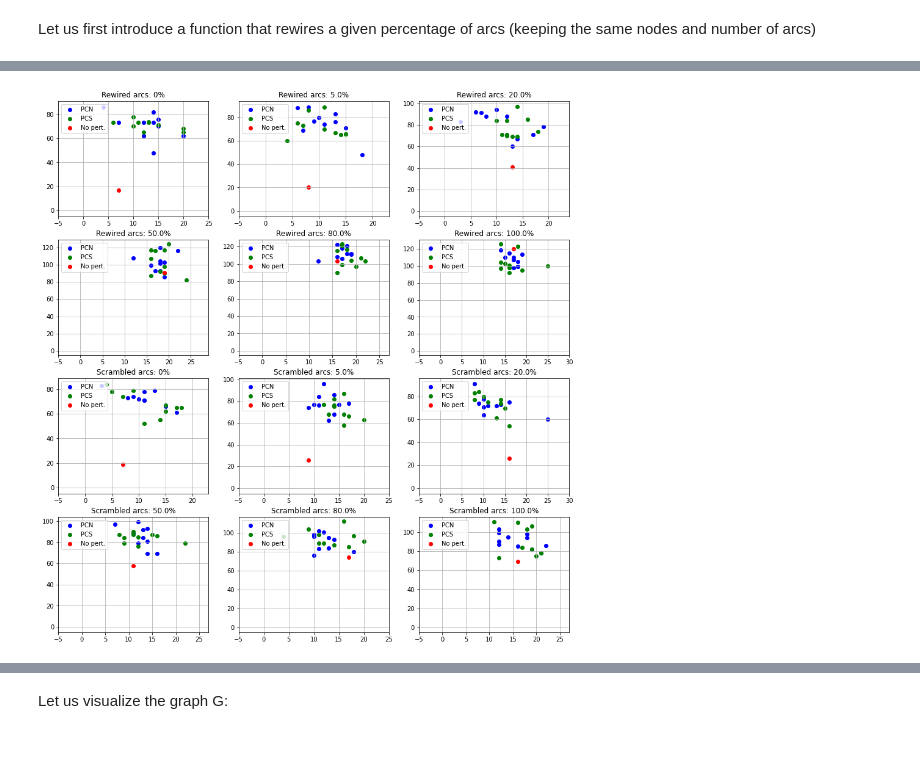
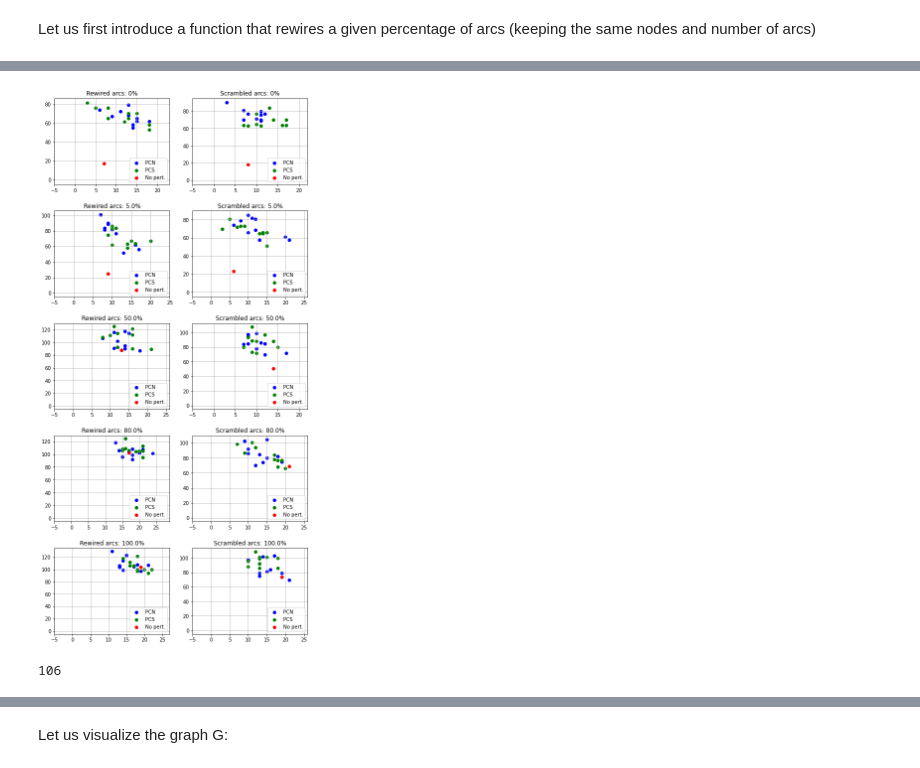
Before and after one commit to boldip/qf, a Jupyter notebook: src/evol-exp.ipynb, the cells around one changed output, grey strips where cells are left out. Drawn from its saved outputs; the diff is of its cells as text; code cells hidden in the pictures.

```diff
--- a/src/evol-exp.ipynb
+++ b/src/evol-exp.ipynb
@@ -140,49 +140,14 @@ Result: nodes=38, arcs=315
 # %%
 Gideal = qf.util.read_graph("../../Datasets/Shortcuts/backward-graph.tsv", coordinates=qf.util.read_coordinates("../../Datasets/Shortcuts/backward-coordinates.txt"))
 gt = qf.util.read_label("../../Datasets/Shortcuts/backward-ground-truth.tsv")
 
-alphas=[0, 0.05, 0.2, 0.5, 0.8, 1.0]
-
-fig, axsarray = plt.subplots(math.ceil(2 * len(alphas) / 3), 3, squeeze=False, figsize=(15,16))
-axs = axsarray.flatten()
-
-for i in range(len(alphas)):
-    G = rewire(Gideal, alpha=alphas[i])
-    d = exper(G, gt, samples=10)
-    xs_all = []
-    ys_all = []
-    for t in d:
-        xs = [s[0] for s in t['points']]
-        ys = [s[1] for s in t['points']]
-        axs[i].scatter(xs, ys, color=t['color'], label=t['label'])
-        xs_all.extend(xs)
-        ys_all.extend(ys)
-    axs[i].legend(loc='upper left')
-    axs[i].grid(True)
-    axs[i].set_title("Rewired arcs: {}%".format(100 * alphas[i]))
-    axs[i].set_xlim([-5, max(xs_all)+5])
-    axs[i].set_ylim([-5, max(ys_all)+5])
-
-for i in range(len(alphas), 2 * len(alphas)):
-    G = qf.graphs.scramble(Gideal, nScr=int(alphas[i % len(alphas)] * Gideal.number_of_edges()))
-    d = exper(G, gt, samples=10)
-    xs_all = []
-    ys_all = []
-    for t in d:
-        xs = [s[0] for s in t['points']]
-        ys = [s[1] for s in t['points']]
-        axs[i].scatter(xs, ys, color=t['color'], label=t['label'])
-        xs_all.extend(xs)
-        ys_all.extend(ys)
-    axs[i].legend(loc='upper left')
-    axs[i].grid(True)
-    axs[i].set_title("Scrambled arcs: {}%".format(100 * alphas[i % len(alphas)]))
-    axs[i].set_xlim([-5, max(xs_all)+5])
-    axs[i].set_ylim([-5, max(ys_all)+5])
-
-plt.show()
+expResults(Gideal, gt)
 # %% [output]
-[figure, old version]
+[figure, new version]
+# %%
+Gideal.number_of_edges()
+# %% [output]
+106
 # %%
 Gideal = qf.util.read_graph("../../Datasets/Shortcuts/forward-graph.tsv", coordinates=qf.util.read_coordinates("../../Datasets/Shortcuts/forward-coordinates.txt"))
 gt = qf.util.read_label("../../Datasets/Shortcuts/forward-ground-truth.tsv")
```
Also changed, not shown: parts of 5 cells of this notebook.
